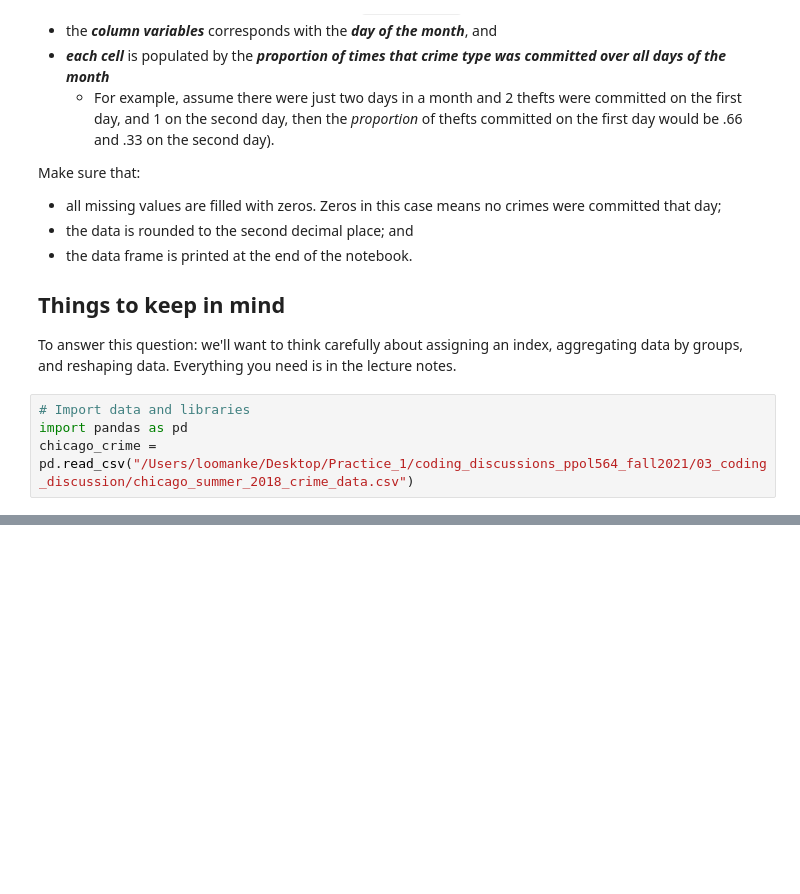
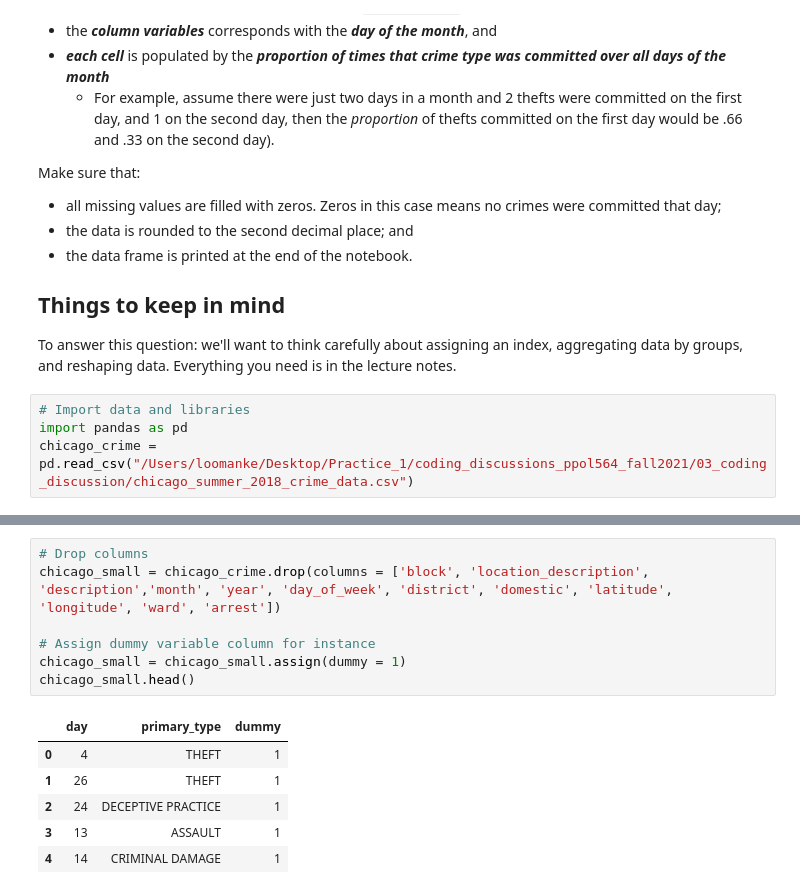
Before and after one commit to edunford/coding_discussions_ppol564_fall2021, a Jupyter notebook: 03_coding_discussion/Looman_Kelly_kjl86.ipynb, the cells around one changed output, grey strips where cells are left out. Drawn from its saved outputs; the diff is of its cells as text; blank space fills up the shorter version.

```diff
--- a/03_coding_discussion/Looman_Kelly_kjl86.ipynb
+++ b/03_coding_discussion/Looman_Kelly_kjl86.ipynb
@@ -63,0 +80,14 @@ crime_perc
+# %%
+# Drop columns
+chicago_small = chicago_crime.drop(columns = ['block', 'location_description', 'description','month', 'year', 'day_of_week', 'district', 'domestic', 'latitude', 'longitude', 'ward', 'arrest'])
+
+# Assign dummy variable column for instance
+chicago_small = chicago_small.assign(dummy = 1)
+chicago_small.head()
+# %% [output]
+|  | day | primary_type | dummy |
+| 0 | 4 | THEFT | 1 |
+| 1 | 26 | THEFT | 1 |
+| 2 | 24 | DECEPTIVE PRACTICE | 1 |
+| 3 | 13 | ASSAULT | 1 |
+| 4 | 14 | CRIMINAL DAMAGE | 1 |
```
Also changed, not shown: parts of 6 cells of this notebook.
